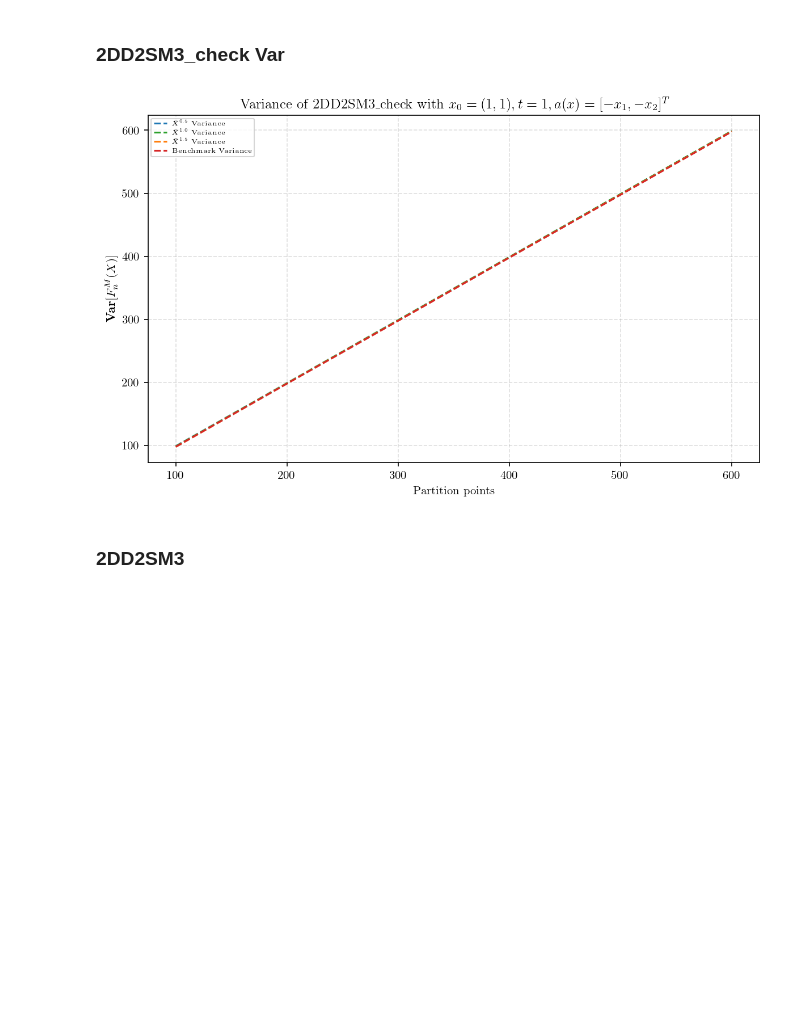
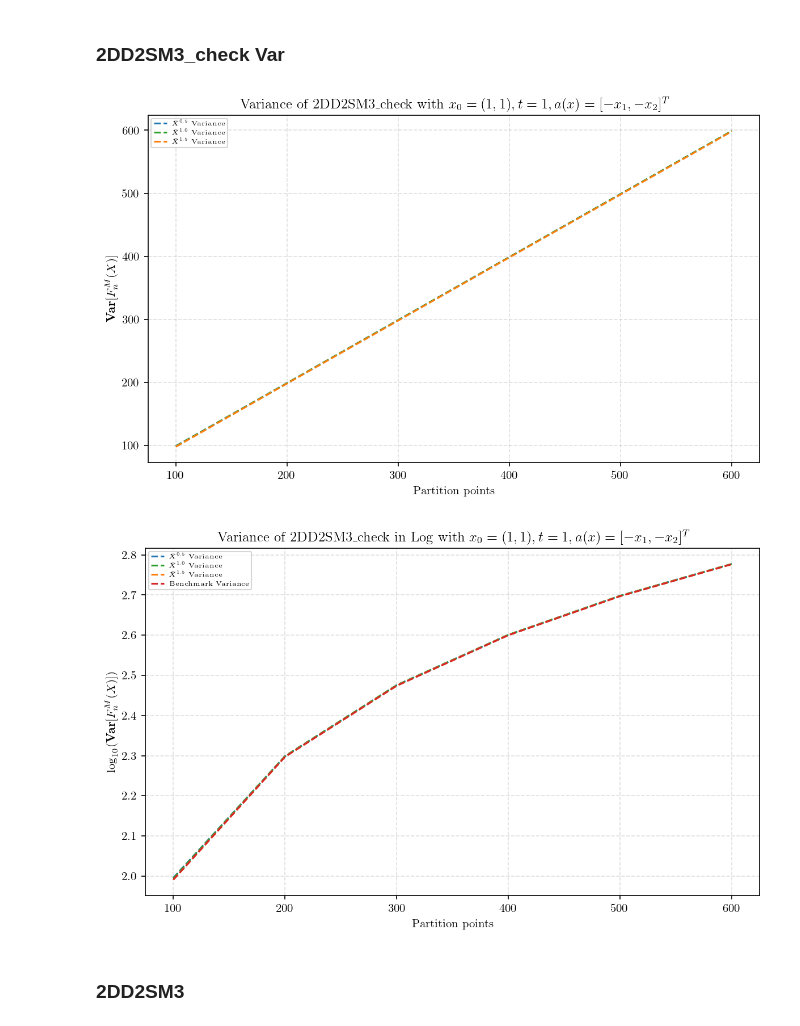
Before and after one commit to Andriyichenko/simulation, a Jupyter notebook: 2D/2D_plot.ipynb, the cells around one changed output. Saved outputs shown, nothing was run; the diff lists cells and outputs as text; code cells hidden in the pictures; blank space fills up the shorter version.

Commit message:
update 2D_plot

```diff
--- a/2D/2D_plot.ipynb
+++ b/2D/2D_plot.ipynb
@@ -578,7 +578,7 @@ plt.show()
 # %% [markdown]
 ### 2DD2SM3_check Var
 # %%
-#2DD2SM3_check variance plot
+#2DD2SM3_check a(x)=[-x1,-x2] variance plot
 import pandas as pd
 import matplotlib.pyplot as plt
 import numpy as np
@@ -596,7 +596,7 @@ plt.figure(figsize=(8, 5), dpi=150)  # dpi とは Dots Per Inch を意味する
 plt.plot(df["points"], variance_A, linestyle="--", color="#1f77b4", label=r"$\bar{X}^{0.5}$ Variance")
 plt.plot(df["points"], variance_Am, linestyle="--", color="#2ca02c", label=r"$\bar{X}^{1.0}$ Variance")
 plt.plot(df["points"], variance_A15, linestyle="--", color="#ff7f0e", label=r"$\bar{X}^{1.5}$ Variance")
-plt.plot(df["points"], variance_Anm, linestyle="--", color="#d62728", label=r"Benchmark Variance")
+#plt.plot(df["points"], variance_Anm, linestyle="--", color="#d62728", label=r"Benchmark Variance")
 plt.title(r'Variance of 2DD2SM3_check with $x_0 = (1,1),t=1,a(x)=[-x_1,-x_2]^T$')
 plt.xlabel("Partition points")
 plt.ylabel(r"$\mathbf{Var}[F^M_{n}(X)]$")
@@ -605,7 +605,41 @@ plt.legend(fontsize=5.5, loc='best')
 plt.tight_layout()  # 自動的にレイアウトを調整する
 plt.show()
 # %% [output]
-[figure, old version]
+[figure, new version]
+# %%
+#2DD2SM3_check log  a(x)=[-x1,-x2] variance plot
+import pandas as pd
+import matplotlib.pyplot as plt
+import numpy as np
+from pathlib import Path
+plt.rcParams['font.family'] = 'Hiragino Sans'  # 図のフォント設定
+df = pd.read_csv("../data_source/2DD2SM3_check_100_1000_data.csv")
+
+#分散
+variance_A = df['E']
+variance_Am = df['Em']
+variance_A15 = df['E_1.5']
+variance_Anm = df['Enm']
+# 対数変換
+variance_A = np.log10(abs(variance_A))
+variance_Am = np.log10(abs(variance_Am))
+variance_A15 = np.log10(abs(variance_A15))
+variance_Anm = np.log10(abs(variance_Anm))
+
+plt.figure(figsize=(8, 5), dpi=150)  # dpi とは Dots Per Inch を意味する
+plt.plot(df["points"], variance_A, linestyle="--", color="#1f77b4", label=r"$\bar{X}^{0.5}$ Variance")
+plt.plot(df["points"], variance_Am, linestyle="--", color="#2ca02c", label=r"$\bar{X}^{1.0}$ Variance")
+plt.plot(df["points"], variance_A15, linestyle="--", color="#ff7f0e", label=r"$\bar{X}^{1.5}$ Variance")
+plt.plot(df["points"], variance_Anm, linestyle="--", color="#d62728", label=r"Benchmark Variance")
+plt.title(r'Variance of 2DD2SM3_check in Log with $x_0 = (1,1),t=1,a(x)=[-x_1,-x_2]^T$')
+plt.xlabel("Partition points")
+plt.ylabel(r"$\log_{10}(\mathbf{Var}[F^M_{n}(X)])$")
+plt.grid(True, linestyle="--", alpha=0.4)
+plt.legend(fontsize=5.5, loc='best')
+plt.tight_layout()  # 自動的にレイアウトを調整する
+plt.show()
+# %% [output]
+[figure, added]
 # %% [markdown]
 ### 2DD2SM3
 # %%
```
Also changed, not shown: parts of 1 cell of this notebook.
